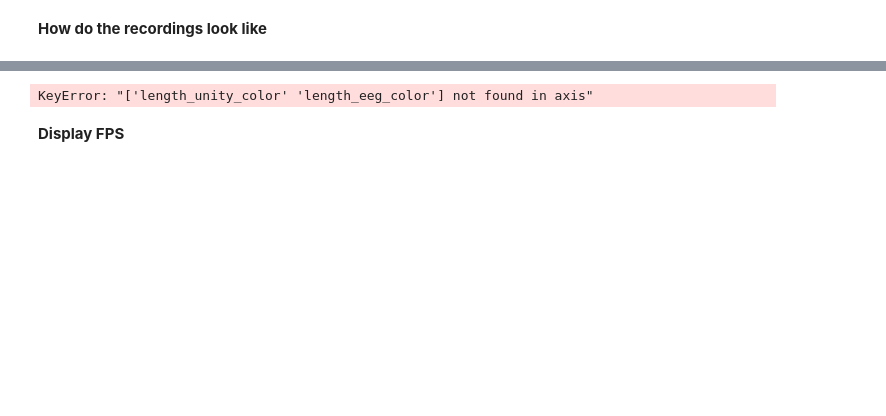
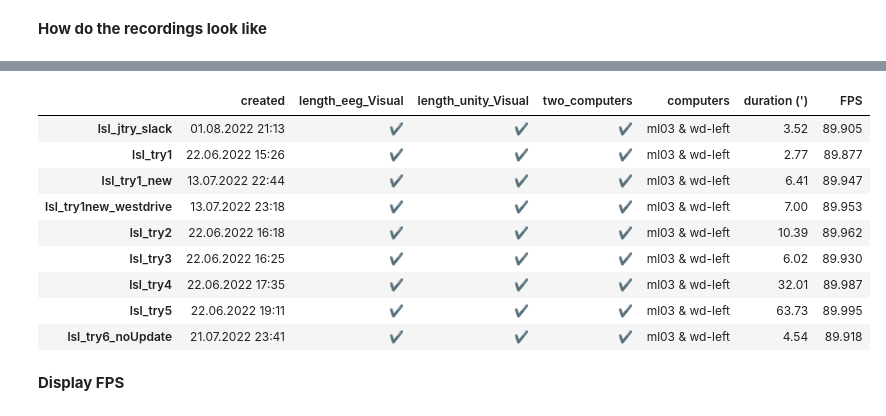
Before and after one commit to JohnMadrid/lsl_latency_corout_analysis, a Jupyter notebook: analysis_John.ipynb, the cells around one changed output, grey strips where cells are left out. Drawn from its saved outputs; the diff is of its cells as text; code cells hidden in the pictures; blank space fills up the shorter version.

Commit message:
New data files
After slack suggestion behaviour persists

```diff
--- a/analysis_John.ipynb
+++ b/analysis_John.ipynb
@@ -451,21 +410,30 @@ display(checks.style.applymap(color_checks))
 # %%
 checks = checks.sort_index()
 display(
     checks.drop(
         columns=[
             "eeg_first",
             "eeg_last",
             "eeg_starts",
-            "length_unity_color",
+            # "length_unity_color",
             "lsl_aligned",
             "unity_first",
             "unity_last",
-            "length_eeg_color",
+            # "length_eeg_color",
         ]
     ).style.applymap(color_checks)
 )
 # %% [output]
-KeyError: "['length_unity_color' 'length_eeg_color'] not found in axis"
+|  | created | length_eeg_Visual | length_unity_Visual | two_computers | computers | duration (') | FPS |
+| lsl_jtry_slack | 01.08.2022 21:13 | ✔ | ✔ | ✔ | ml03 & wd-left | 3.52 | 89.905 |
+| lsl_try1 | 22.06.2022 15:26 | ✔ | ✔ | ✔ | ml03 & wd-left | 2.77 | 89.877 |
+| lsl_try1_new | 13.07.2022 22:44 | ✔ | ✔ | ✔ | ml03 & wd-left | 6.41 | 89.947 |
+| lsl_try1new_westdrive | 13.07.2022 23:18 | ✔ | ✔ | ✔ | ml03 & wd-left | 7.00 | 89.953 |
+| lsl_try2 | 22.06.2022 16:18 | ✔ | ✔ | ✔ | ml03 & wd-left | 10.39 | 89.962 |
+| lsl_try3 | 22.06.2022 16:25 | ✔ | ✔ | ✔ | ml03 & wd-left | 6.02 | 89.930 |
+| lsl_try4 | 22.06.2022 17:35 | ✔ | ✔ | ✔ | ml03 & wd-left | 32.01 | 89.987 |
+| lsl_try5 | 22.06.2022 19:11 | ✔ | ✔ | ✔ | ml03 & wd-left | 63.73 | 89.995 |
+| lsl_try6_noUpdate | 21.07.2022 23:41 | ✔ | ✔ | ✔ | ml03 & wd-left | 4.54 | 89.918 |
 # %% [markdown]
 __Display FPS__
 # %%
```
Also changed, not shown: parts of 18 cells of this notebook, 1 other file.
